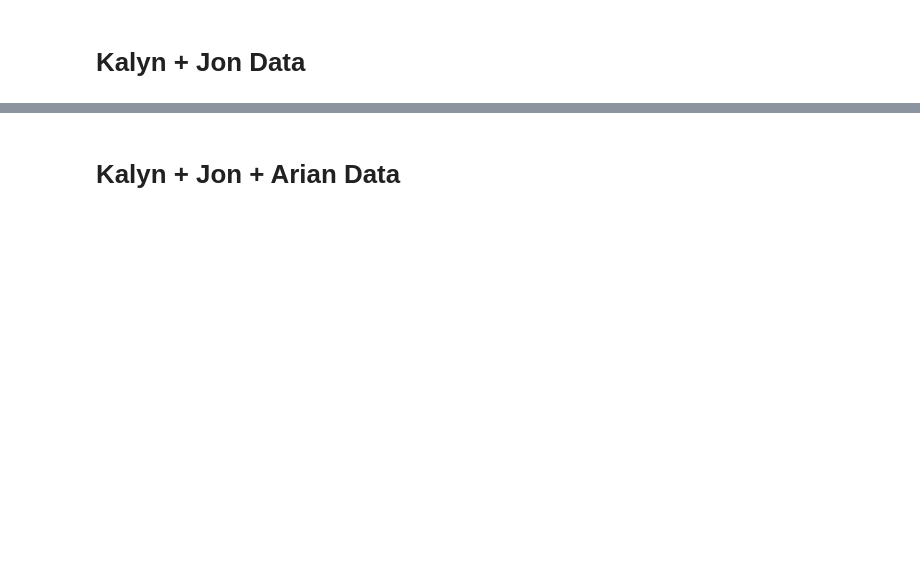
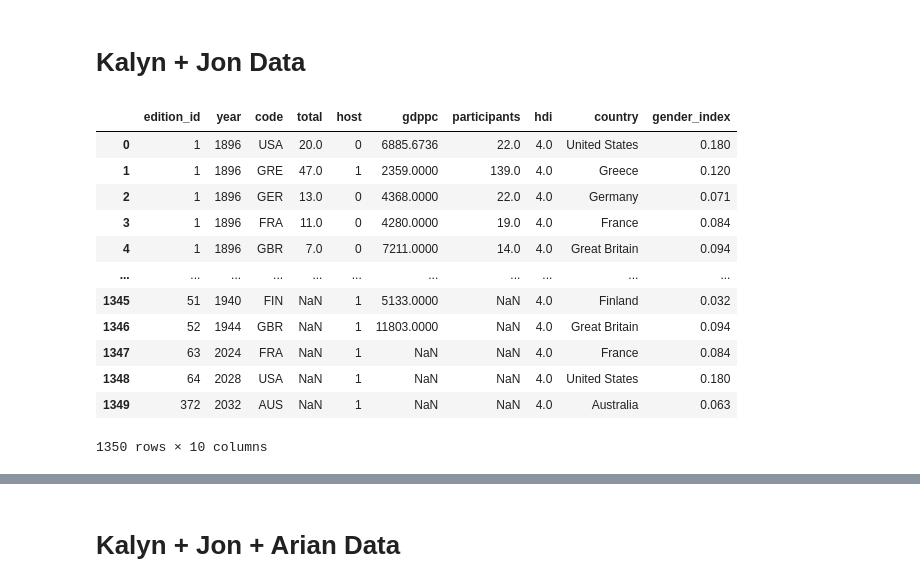
Before and after one commit to ahakobia/JHU_Colossus, a Jupyter notebook: Final Dataset/merging_data.ipynb, the cells around one changed output, grey strips where cells are left out. Drawn from its saved outputs; the diff is of its cells as text; code cells hidden in the pictures; blank space fills up the shorter version.

```diff
--- a/Final Dataset/merging_data.ipynb
+++ b/Final Dataset/merging_data.ipynb
@@ -47,3 +47,18 @@ merged_df5.to_csv(final_path, index=False)
 # %%
 merged_df_kalyn = pd.read_csv('merged_df_kalyn.csv')
 merged_df_kalyn.columns = merged_df_kalyn.columns.str.lower()
+merged_df_kalyn
+# %% [output]
+|  | edition_id | year | code | total | host | gdppc | participants | hdi | country | gender_index |
+| 0 | 1 | 1896 | USA | 20.0 | 0 | 6885.6736 | 22.0 | 4.0 | United States | 0.180 |
+| 1 | 1 | 1896 | GRE | 47.0 | 1 | 2359.0000 | 139.0 | 4.0 | Greece | 0.120 |
+| 2 | 1 | 1896 | GER | 13.0 | 0 | 4368.0000 | 22.0 | 4.0 | Germany | 0.071 |
+| 3 | 1 | 1896 | FRA | 11.0 | 0 | 4280.0000 | 19.0 | 4.0 | France | 0.084 |
+| 4 | 1 | 1896 | GBR | 7.0 | 0 | 7211.0000 | 14.0 | 4.0 | Great Britain | 0.094 |
+| ... | ... | ... | ... | ... | ... | ... | ... | ... | ... | ... |
+| 1345 | 51 | 1940 | FIN | NaN | 1 | 5133.0000 | NaN | 4.0 | Finland | 0.032 |
+| 1346 | 52 | 1944 | GBR | NaN | 1 | 11803.0000 | NaN | 4.0 | Great Britain | 0.094 |
+| 1347 | 63 | 2024 | FRA | NaN | 1 | NaN | NaN | 4.0 | France | 0.084 |
+| 1348 | 64 | 2028 | USA | NaN | 1 | NaN | NaN | 4.0 | United States | 0.180 |
+| 1349 | 372 | 2032 | AUS | NaN | 1 | NaN | NaN | 4.0 | Australia | 0.063 |
+1350 rows × 10 columns
```
Also changed, not shown: parts of 10 cells of this notebook, 4 other files.
